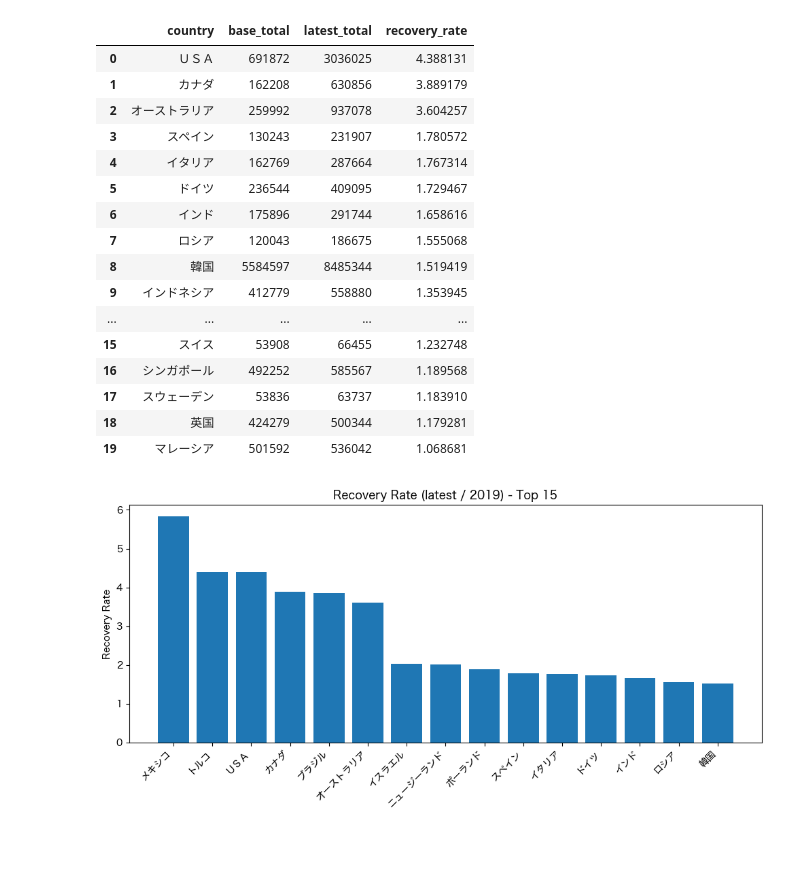
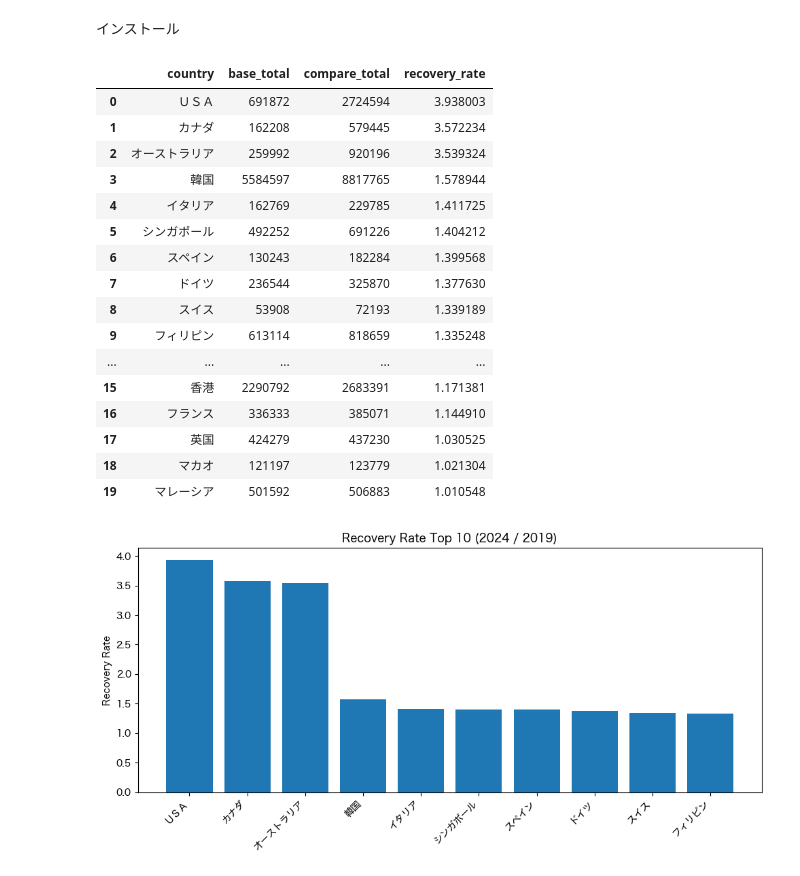
Before and after one commit to Kanoninuta/dsprog2_2025, a Jupyter notebook: 最終課題/dsprog_fin.ipynb, the cells around one changed output. Cells and saved outputs as stored; diff of their text form; code cells hidden in the pictures; blank space fills up the shorter version.

```diff
--- a/最終課題/dsprog_fin.ipynb
+++ b/最終課題/dsprog_fin.ipynb
@@ -1,3 +1,5 @@
+# %% [markdown]
+インストール
 # %%
 import sqlite3
 import pandas as pd
@@ -83,26 +113,31 @@ class InboundAnalyzer:
 # %%
-analyzer = InboundAnalyzer("dsprog_fin.db")
 df_recovery = analyzer.get_recovery_rate(base_year=2019, exclude_aggregate=True, min_base_total=50000)
 df_recovery.head(20)
 # %% [output]
-|  | country | base_total | latest_total | recovery_rate |
-| 0 | ＵＳＡ | 691872 | 3036025 | 4.388131 |
-| 1 | カナダ | 162208 | 630856 | 3.889179 |
-| 2 | オーストラリア | 259992 | 937078 | 3.604257 |
-| 3 | スペイン | 130243 | 231907 | 1.780572 |
-| 4 | イタリア | 162769 | 287664 | 1.767314 |
-| 5 | ドイツ | 236544 | 409095 | 1.729467 |
-| 6 | インド | 175896 | 291744 | 1.658616 |
-| 7 | ロシア | 120043 | 186675 | 1.555068 |
-| 8 | 韓国 | 5584597 | 8485344 | 1.519419 |
-| 9 | インドネシア | 412779 | 558880 | 1.353945 |
+|  | country | base_total | compare_total | recovery_rate |
+| 0 | ＵＳＡ | 691872 | 2724594 | 3.938003 |
+| 1 | カナダ | 162208 | 579445 | 3.572234 |
+| 2 | オーストラリア | 259992 | 920196 | 3.539324 |
+| 3 | 韓国 | 5584597 | 8817765 | 1.578944 |
+| 4 | イタリア | 162769 | 229785 | 1.411725 |
+| 5 | シンガポール | 492252 | 691226 | 1.404212 |
+| 6 | スペイン | 130243 | 182284 | 1.399568 |
+| 7 | ドイツ | 236544 | 325870 | 1.377630 |
+| 8 | スイス | 53908 | 72193 | 1.339189 |
+| 9 | フィリピン | 613114 | 818659 | 1.335248 |
 | ... | ... | ... | ... | ... |
-| 15 | スイス | 53908 | 66455 | 1.232748 |
-| 16 | シンガポール | 492252 | 585567 | 1.189568 |
-| 17 | スウェーデン | 53836 | 63737 | 1.183910 |
-| 18 | 英国 | 424279 | 500344 | 1.179281 |
-| 19 | マレーシア | 501592 | 536042 | 1.068681 |
+| 15 | 香港 | 2290792 | 2683391 | 1.171381 |
+| 16 | フランス | 336333 | 385071 | 1.144910 |
+| 17 | 英国 | 424279 | 437230 | 1.030525 |
+| 18 | マカオ | 121197 | 123779 | 1.021304 |
+| 19 | マレーシア | 501592 | 506883 | 1.010548 |
 # %%
-analyzer.plot_recovery(base_year=2019, top_n=15)
+analyzer.plot_recovery(
+    base_year=2019,
+    compare_year=2024,
+    top_n=10,
+    mode="top",
+    min_base_total=50000
+)
 # %% [output]
-[figure, old version]
+[figure, new version]
```
Also changed, not shown: parts of 10 cells of this notebook, 1 other file.
